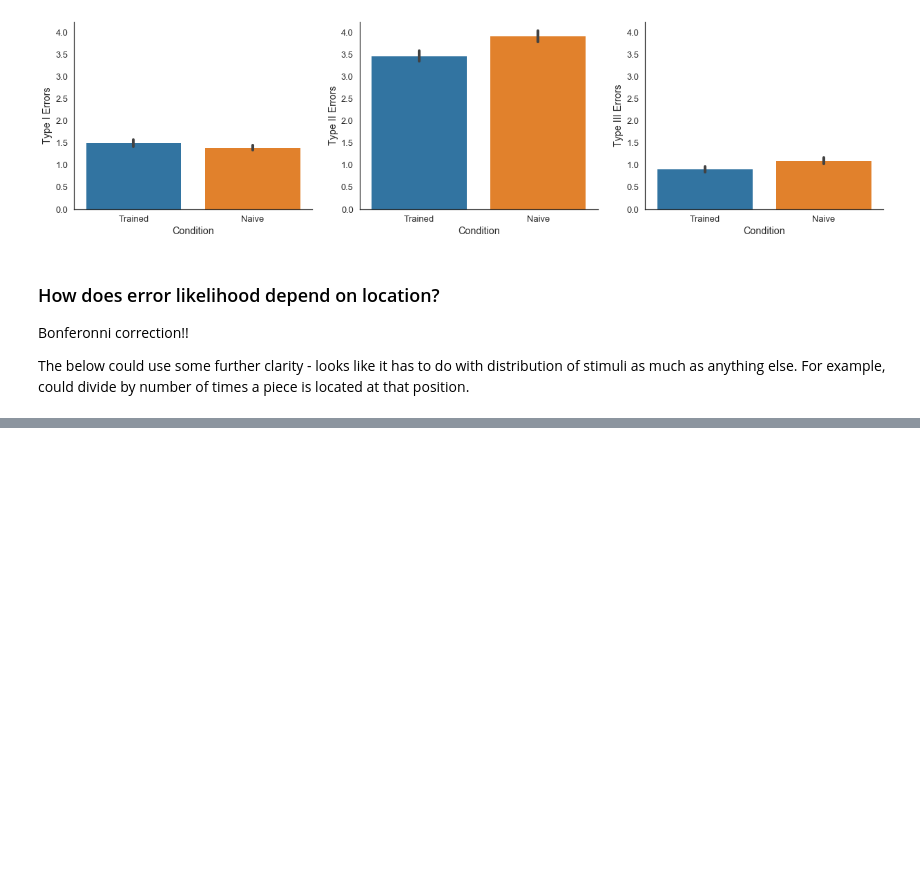
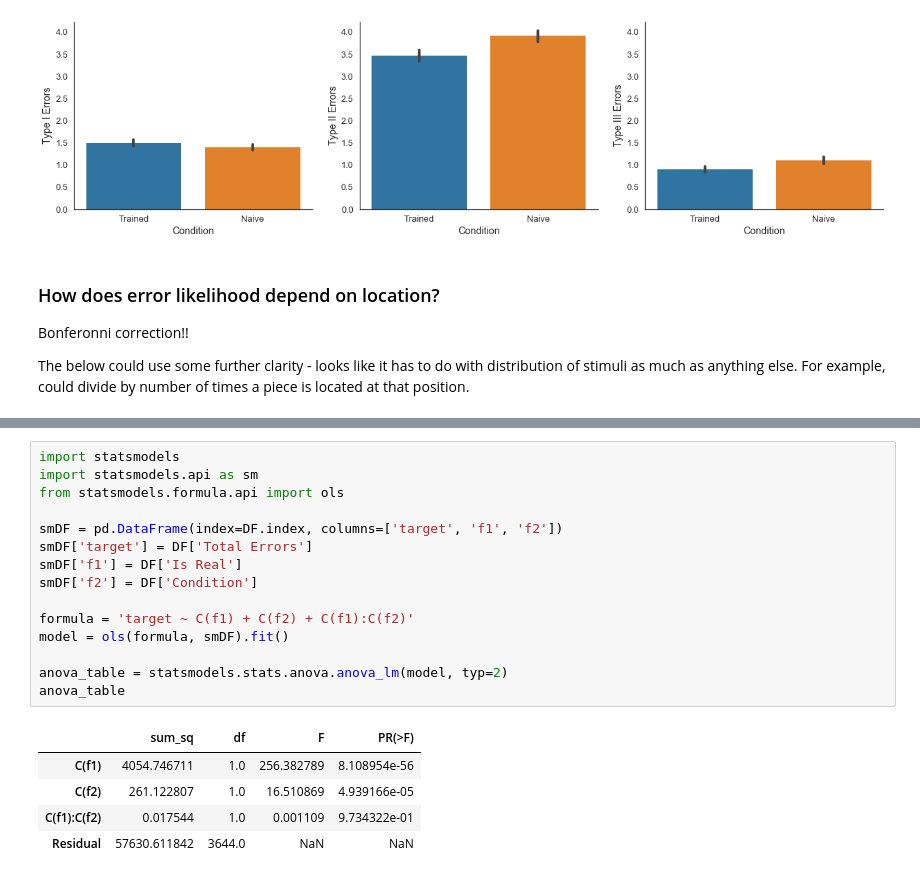
Before and after one commit to galbiati/mnk-cleaning-analysis, a Jupyter notebook: src/4 Data Cleaning and Exploration.ipynb, the cells around one changed output, grey strips where cells are left out. Saved outputs shown, nothing was run; the diff lists cells and outputs as text; blank space fills up the shorter version.

```diff
--- a/src/4 Data Cleaning and Exploration.ipynb
+++ b/src/4 Data Cleaning and Exploration.ipynb
@@ -347,0 +242,21 @@ Going away soon; will live on in Github's memory
+# %%
+import statsmodels
+import statsmodels.api as sm
+from statsmodels.formula.api import ols
+
+smDF = pd.DataFrame(index=DF.index, columns=['target', 'f1', 'f2'])
+smDF['target'] = DF['Total Errors']
+smDF['f1'] = DF['Is Real']
+smDF['f2'] = DF['Condition']
+
+formula = 'target ~ C(f1) + C(f2) + C(f1):C(f2)'
+model = ols(formula, smDF).fit()
+
+anova_table = statsmodels.stats.anova.anova_lm(model, typ=2)
+anova_table
+# %% [output]
+|  | sum_sq | df | F | PR(>F) |
+| C(f1) | 4054.746711 | 1.0 | 256.382789 | 8.108954e-56 |
+| C(f2) | 261.122807 | 1.0 | 16.510869 | 4.939166e-05 |
+| C(f1):C(f2) | 0.017544 | 1.0 | 0.001109 | 9.734322e-01 |
+| Residual | 57630.611842 | 3644.0 | NaN | NaN |
```
Also changed, not shown: parts of 11 cells of this notebook, 14 other files.
